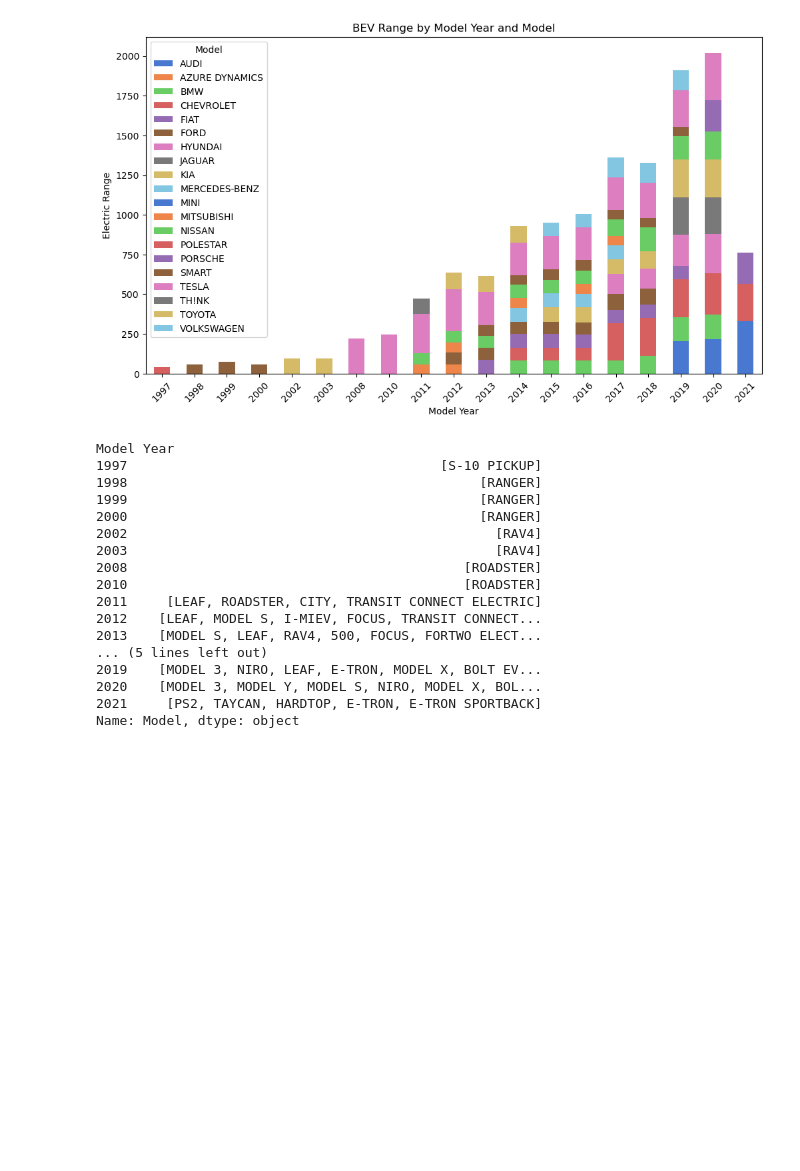
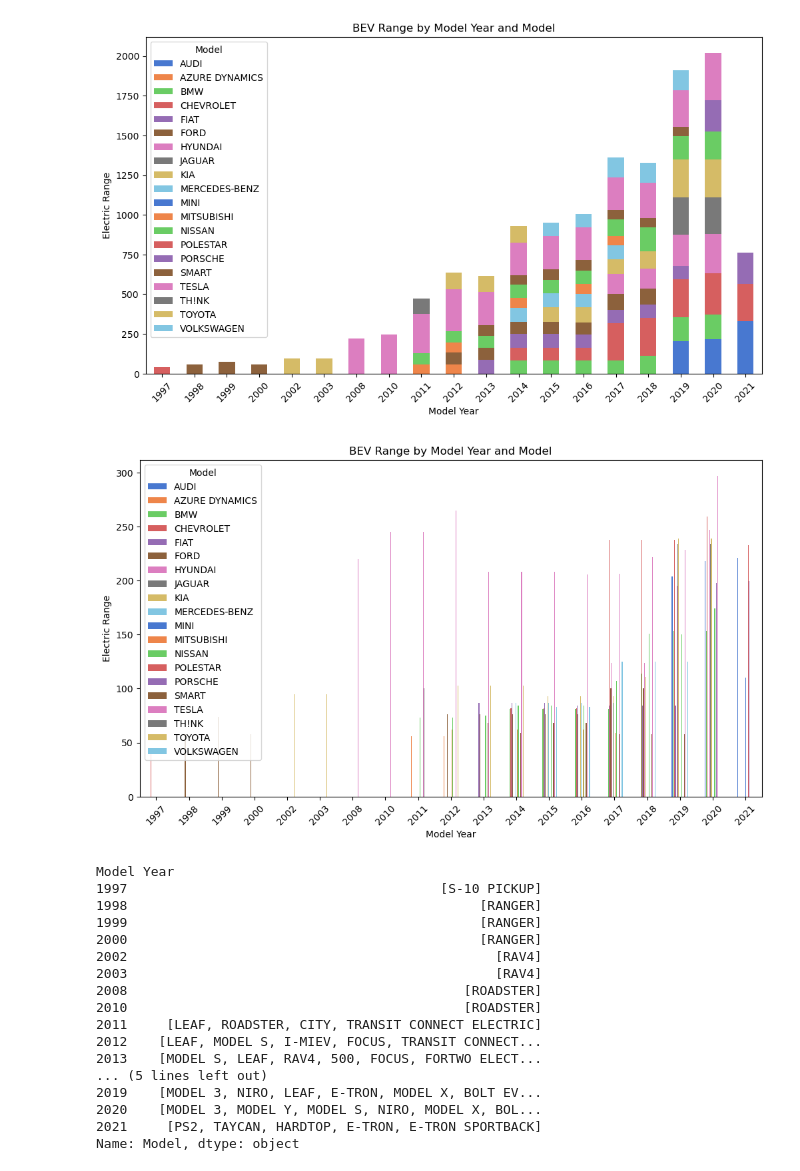
Before and after one commit to MichaelHowick/CS4580-EDA-Assignment, a Jupyter notebook: lk_notebook.ipynb, the cells around one changed output. Drawn from its saved outputs; the diff is of its cells as text; code cells hidden in the pictures; blank space fills up the shorter version.

```diff
--- a/lk_notebook.ipynb
+++ b/lk_notebook.ipynb
@@ -201,6 +201,21 @@ plt.legend(title='Model')
 plt.show()
 # %% [output]
 [figure]
+# %%
+bev_pivot = bev_make_range_df.pivot(index='Model Year', columns='Make', values='Electric Range')
+# Using seaborn for the color palette (More options -> make sure each model is unique)
+colors = sns.color_palette("muted", n_colors=len(bev_pivot.columns))
+# convert Seaborn palette to matplotlib colormap (cmap)
+cmap = ListedColormap(colors)
+ax = bev_pivot.plot(kind='bar', stacked=False, figsize=(10, 6),colormap=cmap )
+plt.xticks(rotation=45)
+plt.tight_layout()
+plt.title('BEV Range by Model Year and Model')
+plt.ylabel('Electric Range')
+plt.legend(title='Model')
+plt.show()
+# %% [output]
+[figure, added]
 # %%
 # Creating a Panda Series of the unique models in each model year to correlate with the change in range
 
```
